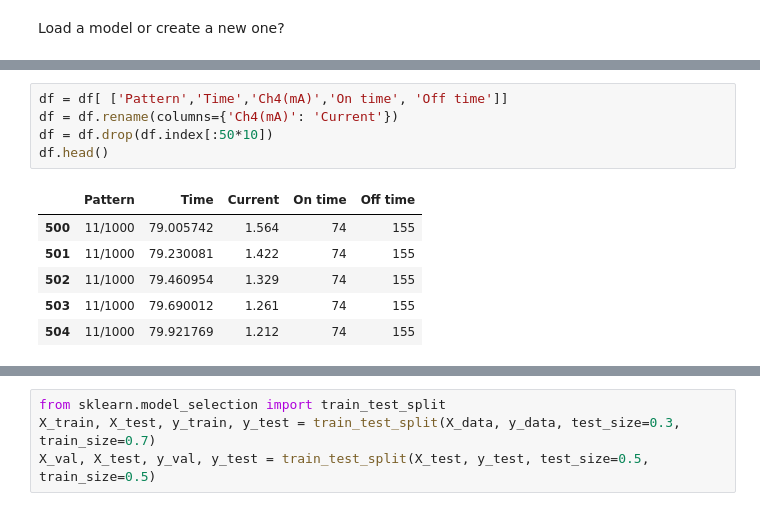
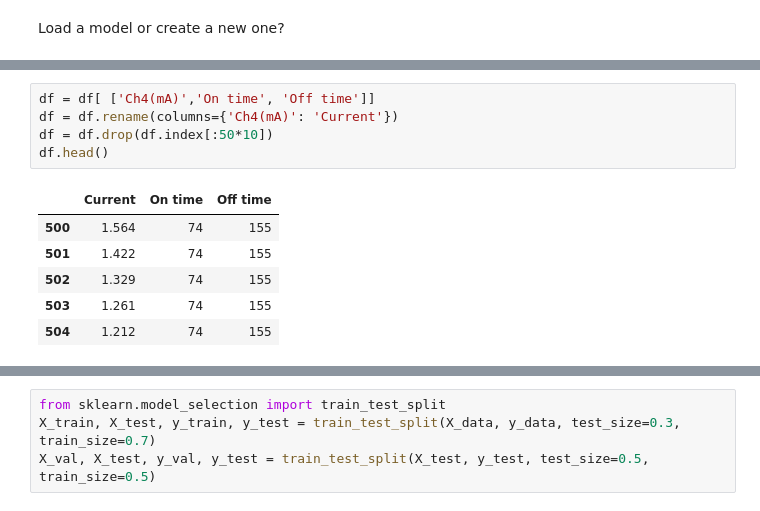
Before and after one commit to Quanta-Dan/Machine_Learning, a Jupyter notebook: neural_single_step.ipynb, the cells around one changed output, grey strips where cells are left out. Drawn from its saved outputs; the diff is of its cells as text.

```diff
--- a/neural_single_step.ipynb
+++ b/neural_single_step.ipynb
@@ -23,14 +23,14 @@ df.head()
 | 4 | 0 | 0 | 0 | 0.09775 | 0 | 0 | 0 | 0 | 0 | 0 | ... | ... |
 5 rows × 23 columns
 # %%
-df = df[ ['Pattern','Time','Ch4(mA)','On time', 'Off time']]
+df = df[ ['Ch4(mA)','On time', 'Off time']]
 df = df.rename(columns={'Ch4(mA)': 'Current'})
 df = df.drop(df.index[:50*10])
 df.head()
 # %% [output]
-|  | Pattern | Time | Current | On time | Off time |
-| 500 | 11/1000 | 79.005742 | 1.564 | 74 | 155 |
-| 501 | 11/1000 | 79.230081 | 1.422 | 74 | 155 |
-| 502 | 11/1000 | 79.460954 | 1.329 | 74 | 155 |
-| 503 | 11/1000 | 79.690012 | 1.261 | 74 | 155 |
-| 504 | 11/1000 | 79.921769 | 1.212 | 74 | 155 |
+|  | Current | On time | Off time |
+| 500 | 1.564 | 74 | 155 |
+| 501 | 1.422 | 74 | 155 |
+| 502 | 1.329 | 74 | 155 |
+| 503 | 1.261 | 74 | 155 |
+| 504 | 1.212 | 74 | 155 |
```
Also changed, not shown: parts of 25 cells of this notebook, 13 other files.
